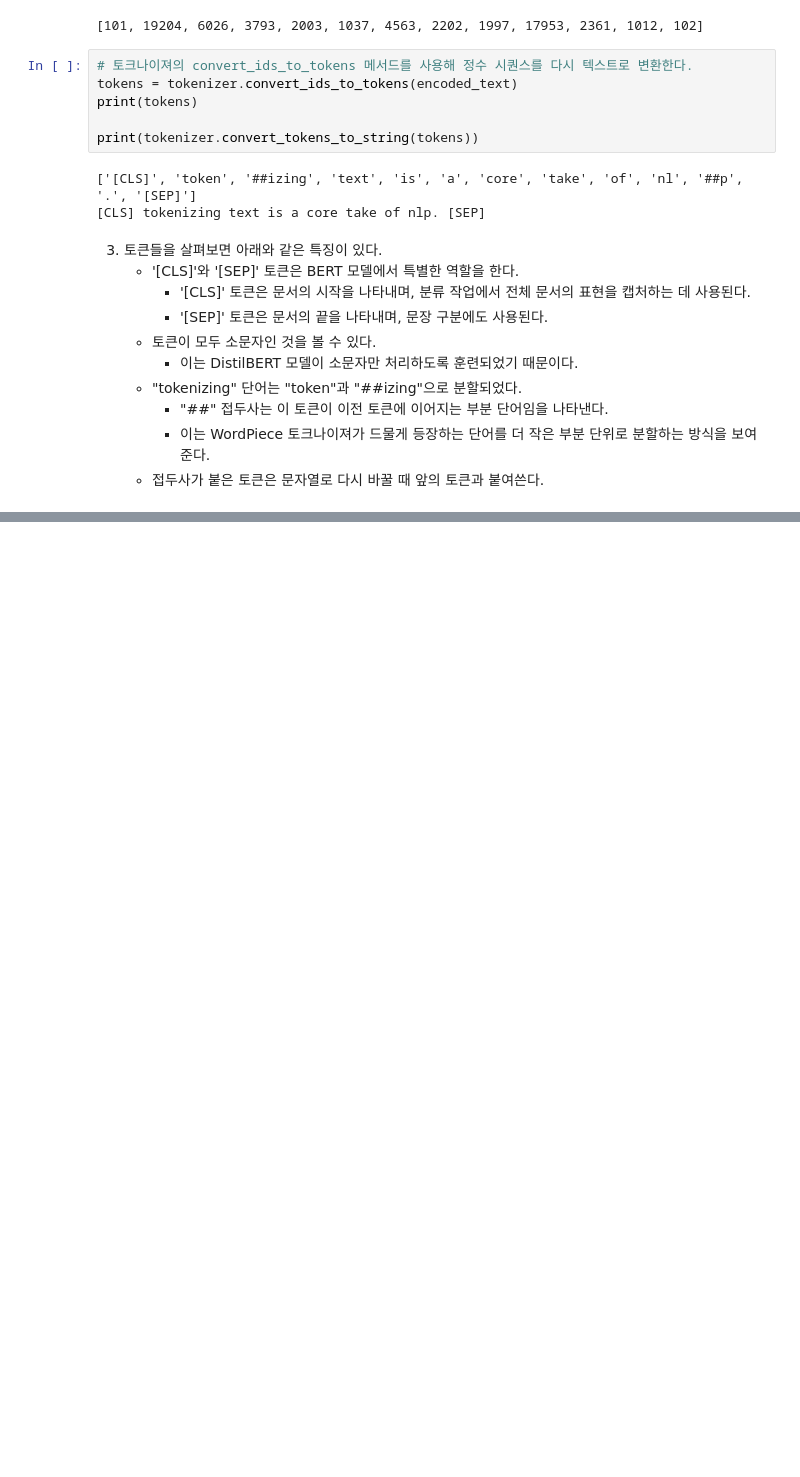
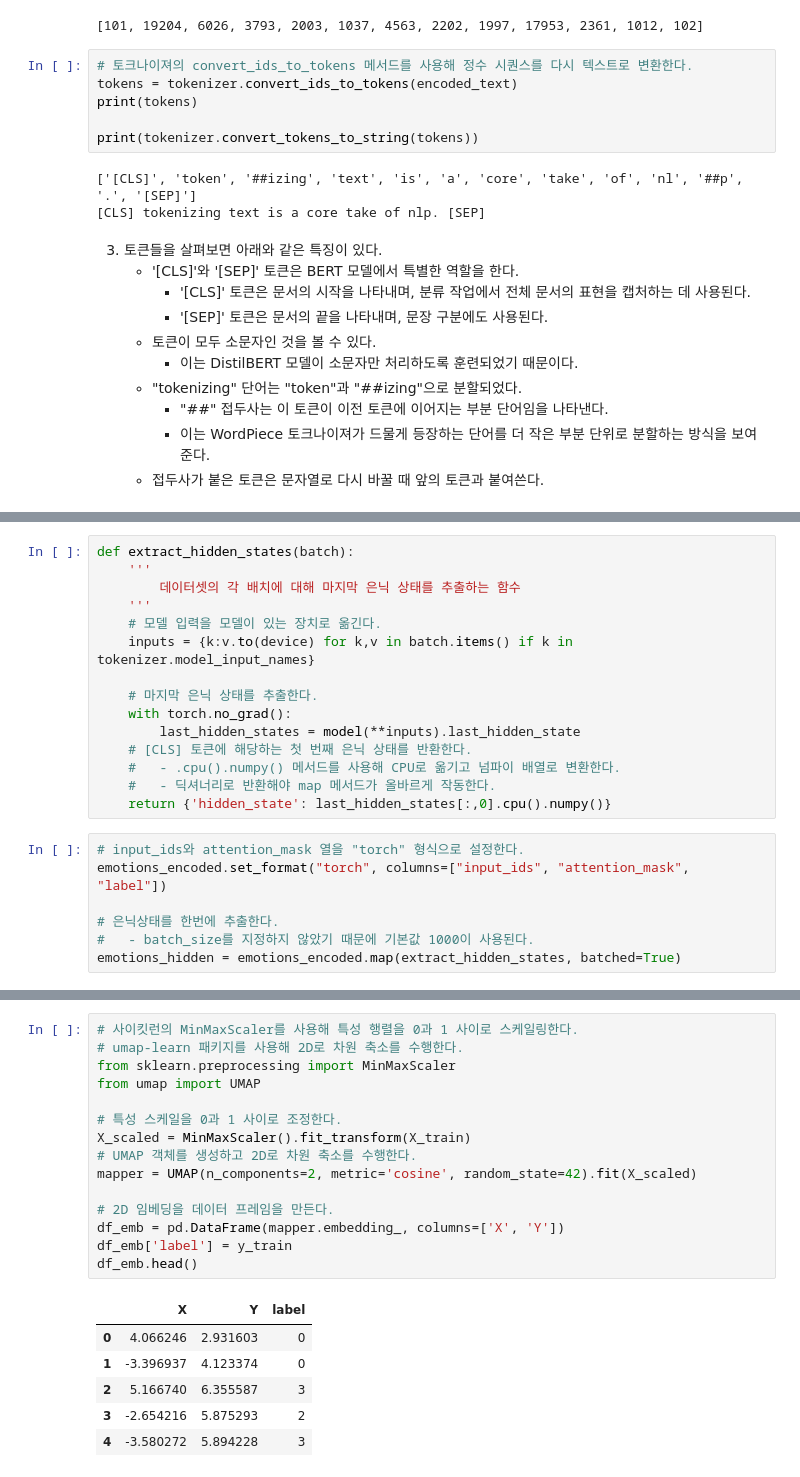
Before and after one commit to redinbluesky/nlp-with-transformers, a Jupyter notebook: 02-텍스트 분류.ipynb, the cells around one changed output, grey strips where cells are left out. Saved outputs shown, nothing was run; the diff lists cells and outputs as text; blank space fills up the shorter version.

```diff
--- a/02-텍스트 분류.ipynb
+++ b/02-텍스트 분류.ipynb
@@ -390,0 +521,22 @@ print(tokenizer.convert_tokens_to_string(tokens))
+# %%
+def extract_hidden_states(batch):
+    '''
+        데이터셋의 각 배치에 대해 마지막 은닉 상태를 추출하는 함수
+    '''
+    # 모델 입력을 모델이 있는 장치로 옮긴다.
+    inputs = {k:v.to(device) for k,v in batch.items() if k in tokenizer.model_input_names}
+
+    # 마지막 은닉 상태를 추출한다.
+    with torch.no_grad():
+        last_hidden_states = model(**inputs).last_hidden_state
+    # [CLS] 토큰에 해당하는 첫 번째 은닉 상태를 반환한다.
+    #   - .cpu().numpy() 메서드를 사용해 CPU로 옮기고 넘파이 배열로 변환한다.
+    #   - 딕셔너리로 반환해야 map 메서드가 올바르게 작동한다.
+    return {'hidden_state': last_hidden_states[:,0].cpu().numpy()}
+# %%
+# input_ids와 attention_mask 열을 "torch" 형식으로 설정한다.
+emotions_encoded.set_format("torch", columns=["input_ids", "attention_mask", "label"])
+
+# 은닉상태를 한번에 추출한다.
+#   - batch_size를 지정하지 않았기 때문에 기본값 1000이 사용된다.
+emotions_hidden = emotions_encoded.map(extract_hidden_states, batched=True)
@@ -390,0 +567,22 @@ print(tokenizer.convert_tokens_to_string(tokens))
+# %%
+# 사이킷런의 MinMaxScaler를 사용해 특성 행렬을 0과 1 사이로 스케일링한다.
+# umap-learn 패키지를 사용해 2D로 차원 축소를 수행한다.
+from sklearn.preprocessing import MinMaxScaler
+from umap import UMAP
+
+# 특성 스케일을 0과 1 사이로 조정한다.
+X_scaled = MinMaxScaler().fit_transform(X_train)
+# UMAP 객체를 생성하고 2D로 차원 축소를 수행한다.
+mapper = UMAP(n_components=2, metric='cosine', random_state=42).fit(X_scaled)
+
+# 2D 임베딩을 데이터 프레임을 만든다.
+df_emb = pd.DataFrame(mapper.embedding_, columns=['X', 'Y'])
+df_emb['label'] = y_train
+df_emb.head()
+# %% [output]
+|  | X | Y | label |
+| 0 | 4.066246 | 2.931603 | 0 |
+| 1 | -3.396937 | 4.123374 | 0 |
+| 2 | 5.166740 | 6.355587 | 3 |
+| 3 | -2.654216 | 5.875293 | 2 |
+| 4 | -3.580272 | 5.894228 | 3 |
```
Also changed, not shown: parts of 28 cells of this notebook, 5 other files.
